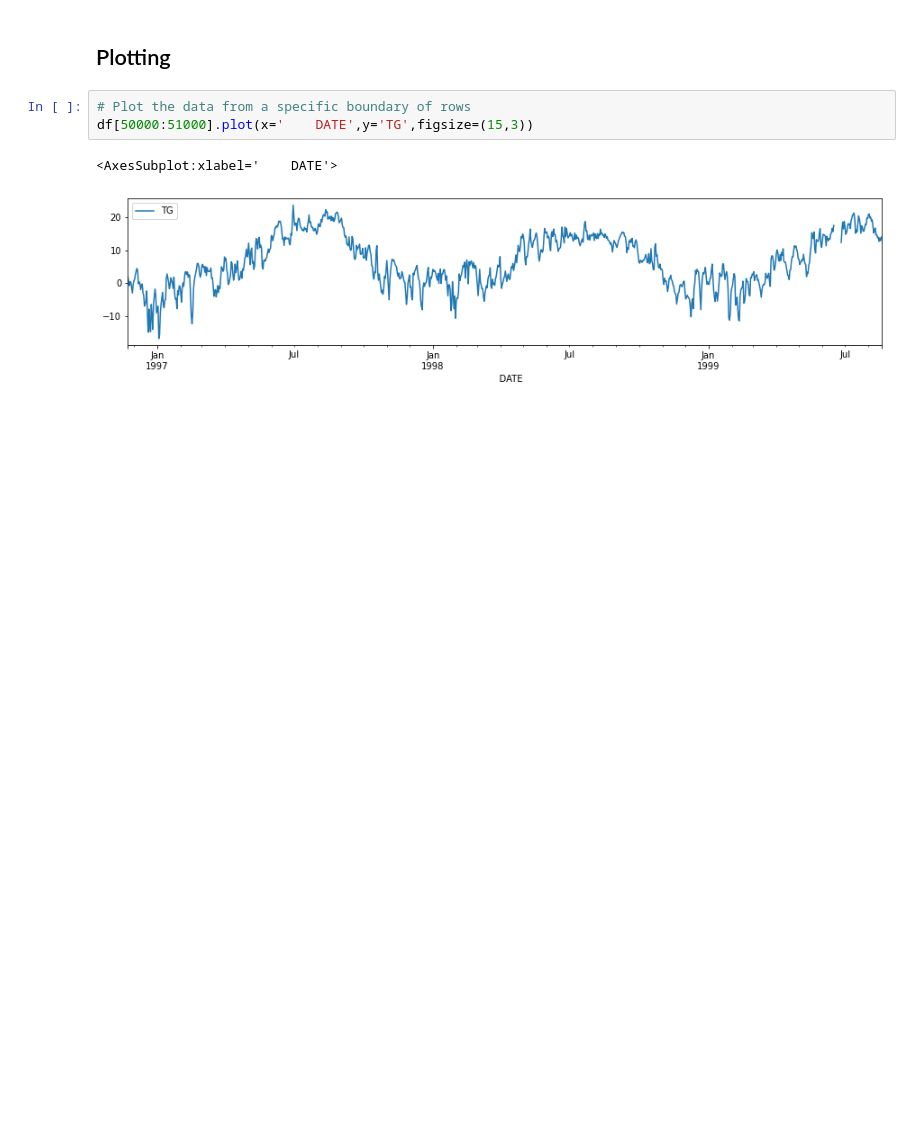
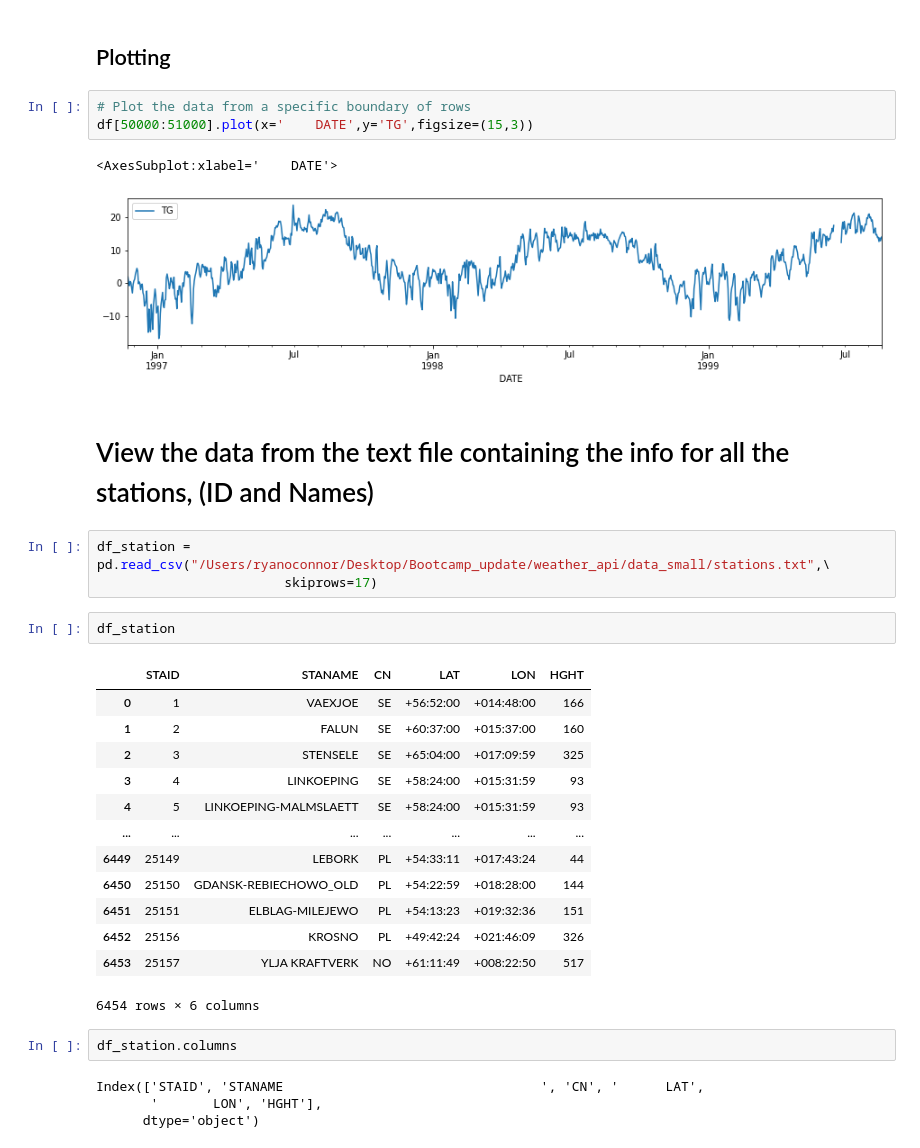
Before and after one commit to ryanoc21/Weather-Rest-API, a Jupyter notebook: Weather_data_EDA.ipynb, the cells around one changed output. Drawn from its saved outputs; the diff is of its cells as text; blank space fills up the shorter version.

```diff
--- a/Weather_data_EDA.ipynb
+++ b/Weather_data_EDA.ipynb
@@ -124,3 +125,30 @@ df[50000:51000].plot(x='    DATE',y='TG',figsize=(15,3))
 # %% [output]
 <AxesSubplot:xlabel='    DATE'>
 [figure]
+# %% [markdown]
+# View the data from the text file containing the info for all the stations, (ID and Names)
+# %%
+df_station = pd.read_csv("/Users/ryanoconnor/Desktop/Bootcamp_update/weather_api/data_small/stations.txt",\
+                        skiprows=17)
+# %%
+df_station
+# %% [output]
+|  | STAID | STANAME | CN | LAT | LON | HGHT |
+| 0 | 1 | VAEXJOE | SE | +56:52:00 | +014:48:00 | 166 |
+| 1 | 2 | FALUN | SE | +60:37:00 | +015:37:00 | 160 |
+| 2 | 3 | STENSELE | SE | +65:04:00 | +017:09:59 | 325 |
+| 3 | 4 | LINKOEPING | SE | +58:24:00 | +015:31:59 | 93 |
+| 4 | 5 | LINKOEPING-MALMSLAETT | SE | +58:24:00 | +015:31:59 | 93 |
+| ... | ... | ... | ... | ... | ... | ... |
+| 6449 | 25149 | LEBORK | PL | +54:33:11 | +017:43:24 | 44 |
+| 6450 | 25150 | GDANSK-REBIECHOWO_OLD | PL | +54:22:59 | +018:28:00 | 144 |
+| 6451 | 25151 | ELBLAG-MILEJEWO | PL | +54:13:23 | +019:32:36 | 151 |
+| 6452 | 25156 | KROSNO | PL | +49:42:24 | +021:46:09 | 326 |
+| 6453 | 25157 | YLJA KRAFTVERK | NO | +61:11:49 | +008:22:50 | 517 |
+6454 rows × 6 columns
+# %%
+df_station.columns
+# %% [output]
+Index(['STAID', 'STANAME                                 ', 'CN', '      LAT',
+       '       LON', 'HGHT'],
+      dtype='object')
```
Also changed, not shown: parts of 3 cells of this notebook, 2 other files.
